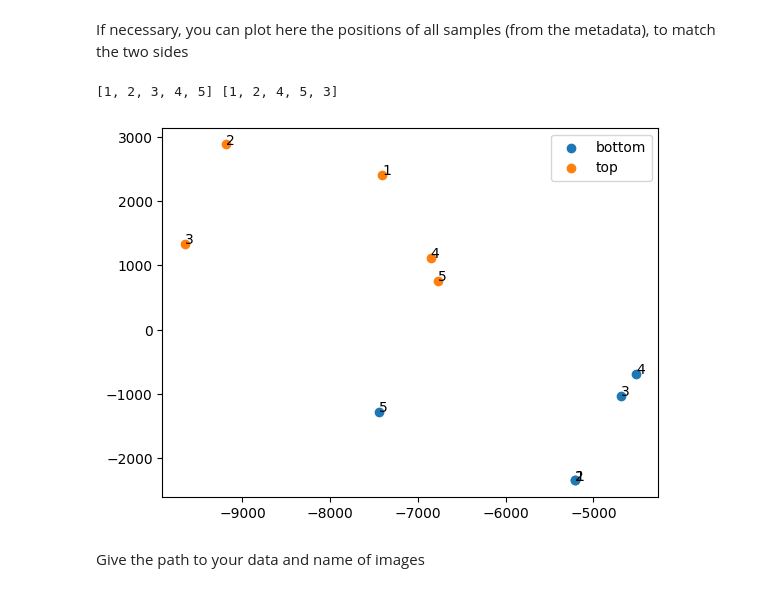
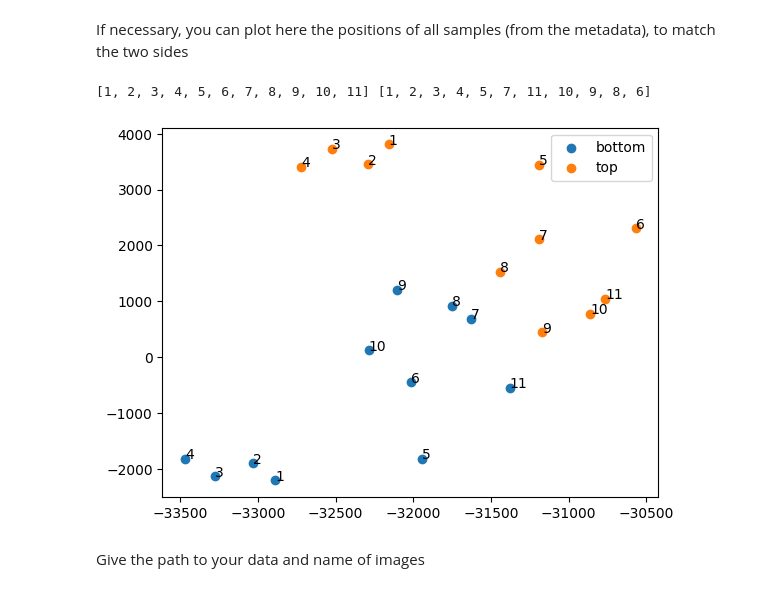
Before and after one commit to GuignardLab/tapenade, a Jupyter notebook: old_notebooks/registration_notebook_Alice _Pulsedata.ipynb, the cells around one changed output. Cells and saved outputs as stored; diff of their text form; code cells hidden in the pictures.

```diff
--- a/old_notebooks/registration_notebook_Alice _Pulsedata.ipynb
+++ b/old_notebooks/registration_notebook_Alice _Pulsedata.ipynb
@@ -16,19 +16,19 @@ print(reconstruction.transformation_from_plugin(path))
 # %% [markdown]
 If necessary, you can plot here the positions of all samples (from the metadata), to match the two sides
 # %%
-path = rf'Z:\EqpLenne2\SHARED\Wave_project\2nd_Big_Wave\Big_experiment_wave\Hoechst_FoxA2_Oct4_Bra\72_5h'
-path_bottom_positions=rf'{path}\multipoints_big_bottom.xml'
-path_top_positions=rf'{path}\multipoints_big_top.xml'
+path = rf'Z:\EqpLenne2\Alice\Lecuit_biphoton\13072023_divrates_FGFA\72h'
+path_bottom_positions=rf'{path}\multipoints_bottom.xml'
+path_top_positions=rf'{path}\multipoints_top.xml'
 
 reconstruction.plot_positions(path_bottom_positions=path_bottom_positions,path_top_positions=path_top_positions)
 list_bottom,list_top=reconstruction.associate_top_bottom(
       path_bottom_positions=path_bottom_positions,
     path_top_positions=path_top_positions
 )
 print(list_bottom,list_top)
 # %% [output]
-[1, 2, 3, 4, 5] [1, 2, 4, 5, 3]
+[1, 2, 3, 4, 5, 6, 7, 8, 9, 10, 11] [1, 2, 3, 4, 5, 7, 11, 10, 9, 8, 6]
-[figure, old version]
+[figure, new version]
 # %% [markdown]
 Give the path to your data and name of images
 # %%
```
Also changed, not shown: 1 other file.
